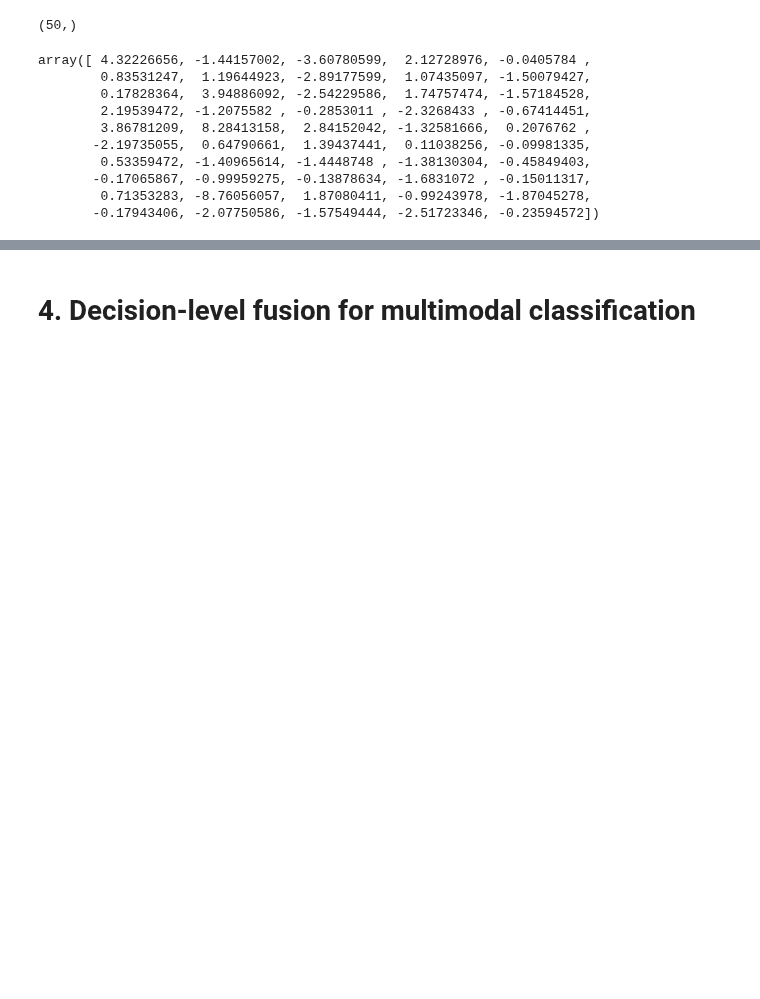
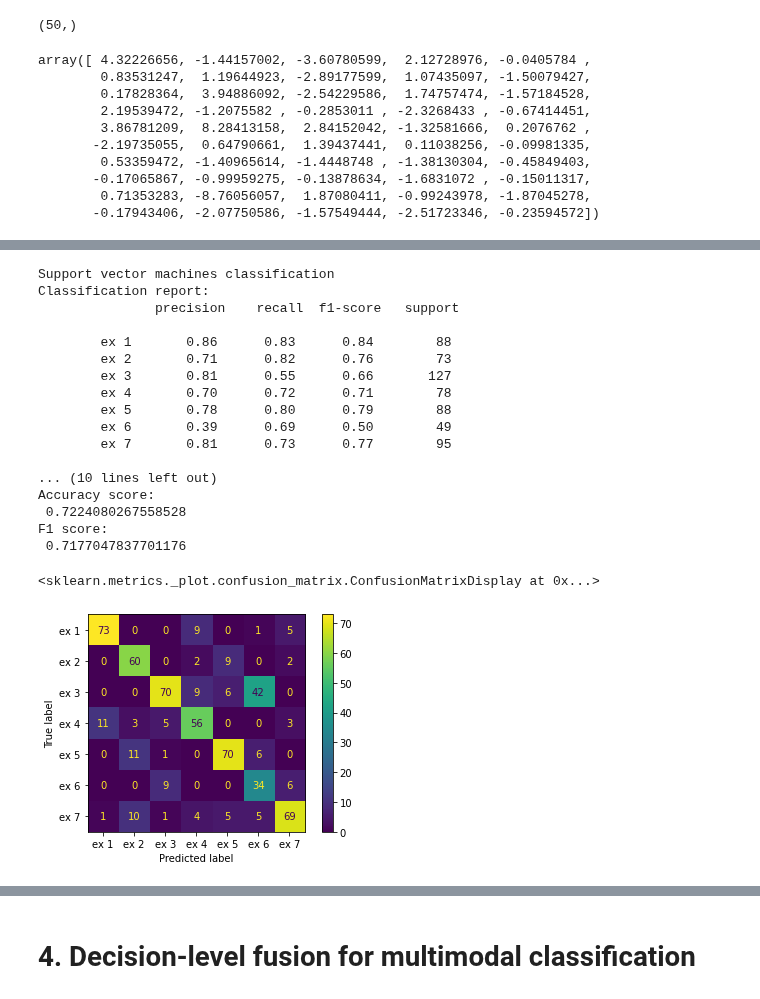
Before and after one commit to anushaihalapathirana/Multi_modal_data_fusion, a Jupyter notebook: project-work-MEx-classification.ipynb, the cells around one changed output, grey strips where cells are left out. Drawn from its saved outputs; the diff is of its cells as text; code cells hidden in the pictures; blank space fills up the shorter version.

Commit message:
Task 3.3 done. SVM and Gaussian naiveBayes classification for 86-dimensional vectors.

```diff
--- a/project-work-MEx-classification.ipynb
+++ b/project-work-MEx-classification.ipynb
@@ -1008,0 +1005,64 @@ array([ 4.32226656, -1.44157002, -3.60780599,  2.12728976, -0.0405784 ,
+# %%
+# 3.3
+
+### Your code begins here ###
+from sklearn import svm
+from sklearn.naive_bayes import GaussianNB
+
+def minmax_normalization(set):
+    normalized_set = (set - np.min(set)) / (np.max(set) - np.min(set))
+    return normalized_set
+
+trainset = [combine_pca_rows(x) for i,x in enumerate(zip(pca_train_df['df_acc'],pca_train_dc['df_dc']))]
+trainset = np.array(trainset)
+trainset = minmax_normalization(trainset)
+
+testset = [combine_pca_rows(x) for i,x in enumerate(zip(pca_test_df['df_acc'], pca_test_dc['df_dc']))]
+testset = np.array(testset)
+testset = minmax_normalization(testset)
+
+svm_clf = svm.SVC(kernel='rbf')
+svm_clf.fit(trainset, train_set['exercise_id'])
+svm_predictions = svm_clf.predict(testset)
+
+gnb_clf = GaussianNB()
+gnb_clf.fit(trainset, train_set['exercise_id'])
+gnb_predictions = gnb_clf.predict(testset)
+# %%
+class_labels = ['ex 1','ex 2','ex 3','ex 4','ex 5','ex 6', 'ex 7']
+y_labels = test_set['exercise_id'].to_numpy()
+
+pre = metrics.precision_score(svm_predictions, y_labels,average=None)
+recall = metrics.recall_score(svm_predictions, y_labels,average=None)
+f1 = (1/len(class_labels))*np.sum(2*(pre*recall)/(pre+recall))
+
+print("Support vector machines classification")
+print("Classification report: \n", metrics.classification_report(svm_predictions, y_labels, target_names=class_labels))
+print("Precision score: \n", pre)
+print("Recall score: \n", recall)
+print("Accuracy score: \n", metrics.accuracy_score(svm_predictions, y_labels))
+print("F1 score: \n", f1)
+
+# Confusion matrix for testing set
+cm = metrics.confusion_matrix(svm_predictions,y_labels)
+metrics.ConfusionMatrixDisplay(cm,display_labels=class_labels).plot()
+# %% [output]
+Support vector machines classification
+Classification report:
+               precision    recall  f1-score   support
+
+        ex 1       0.86      0.83      0.84        88
+        ex 2       0.71      0.82      0.76        73
+        ex 3       0.81      0.55      0.66       127
+        ex 4       0.70      0.72      0.71        78
+        ex 5       0.78      0.80      0.79        88
+        ex 6       0.39      0.69      0.50        49
+        ex 7       0.81      0.73      0.77        95
+
+... (10 lines left out)
+Accuracy score:
+ 0.7224080267558528
+F1 score:
+ 0.7177047837701176
+<sklearn.metrics._plot.confusion_matrix.ConfusionMatrixDisplay at 0x...>
+[figure, added]
```
Also changed, not shown: parts of 4 cells of this notebook.
